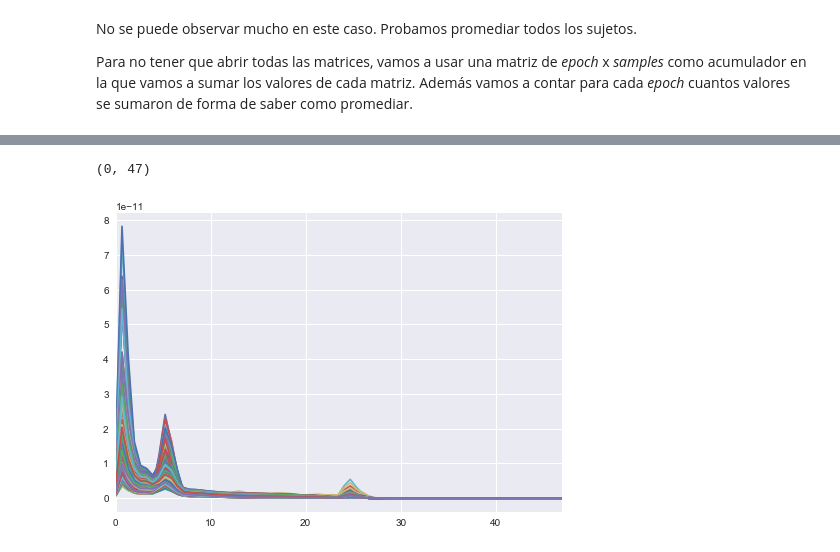
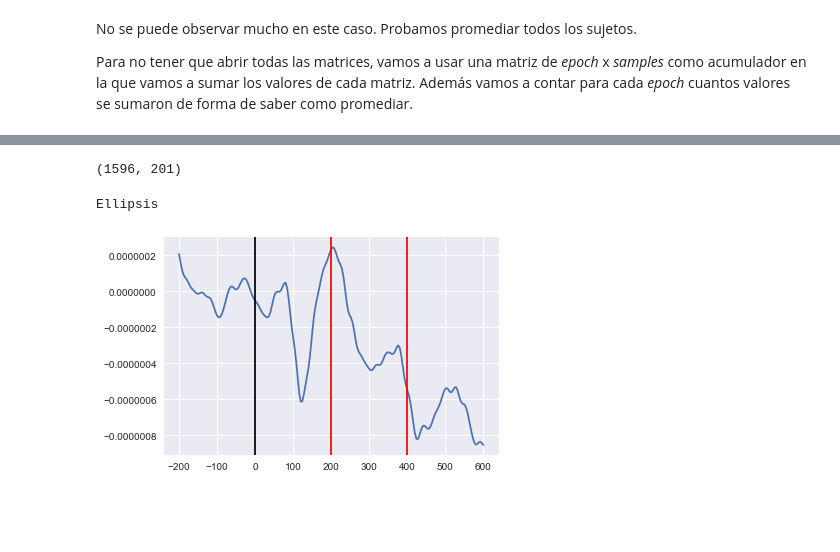
Before and after one commit to m2march/ciencia_datos, a Jupyter notebook: tp2/tp2.ipynb, the cells around one changed output, grey strips where cells are left out. Drawn from its saved outputs; the diff is of its cells as text; code cells hidden in the pictures; blank space fills up the shorter version.

```diff
--- a/tp2/tp2.ipynb
+++ b/tp2/tp2.ipynb
@@ -92,6 +169,7 @@ Para no tener que abrir todas las matrices, vamos a usar una matriz de _epoch_ x
 # %%
 todas_las_matrices = glob.glob('dataset/*.mat')
 # %%
+electrodos_selec = [8, 44, 80, 131, 185]
 contador_suma = np.zeros(0)
 matriz_base = np.zeros((0,201))
 for nombre_matriz in todas_las_matrices:
@@ -214,7 +198,11 @@ promedio = suma / cant_s
-# %%
-for i in range(N_ELECTRODOS):
-    plot(f, promedio[i, :])
-xlim(0, 47)
-# %% [output]
-(0, 47)
-[figure, removed]
+# %%
+print(promedio_gral.shape)
+plot(np.arange(201) * dur_sample * 1000 - 200, promedio_gral.mean(axis=0))
+axvline(0, color='black')
+axvline(200, color='red')
+axvline(400, color='red')
+...
+# %% [output]
+(1596, 201)
+Ellipsis
+[figure, added]
```
Also changed, not shown: parts of 135 cells of this notebook.
